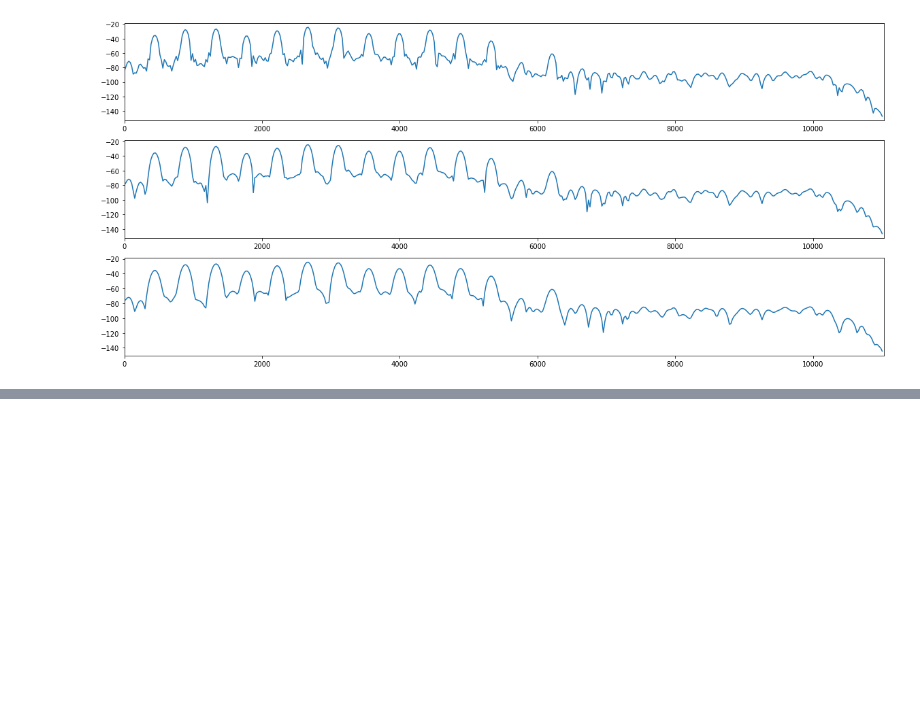
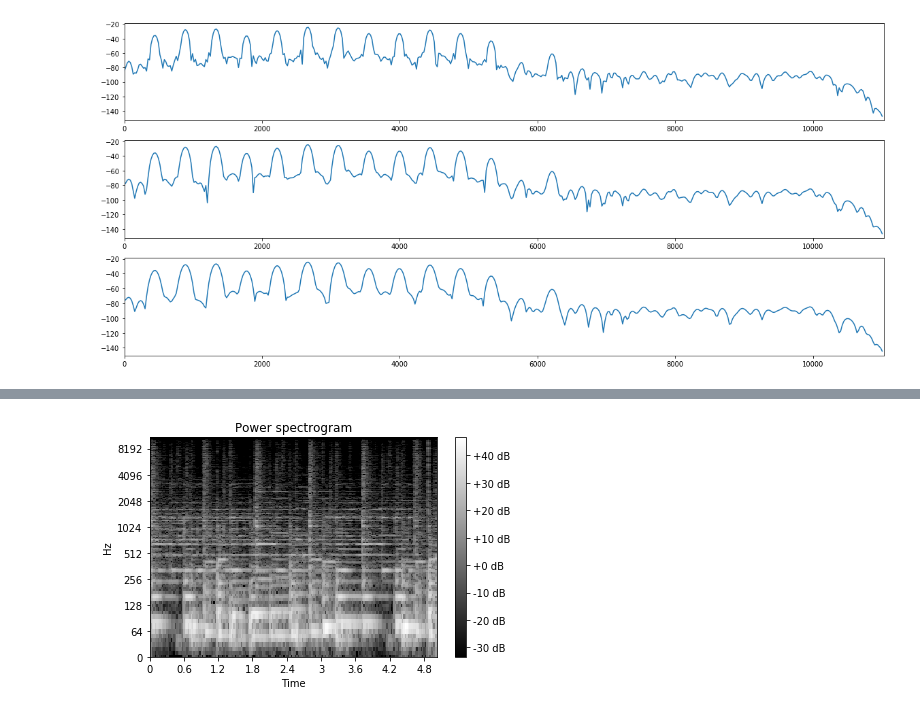
Before and after one commit to tqlong/voice-class, a Jupyter notebook: dft.ipynb, the cells around one changed output, grey strips where cells are left out. Saved outputs shown, nothing was run; the diff lists cells and outputs as text; code cells hidden in the pictures; blank space fills up the shorter version.

```diff
--- a/dft.ipynb
+++ b/dft.ipynb
@@ -340,0 +375,11 @@ plt.show()
+# %%
+import matplotlib.pyplot as plt
+from librosa import display
+display.specshow(librosa.amplitude_to_db(D), y_axis='log', x_axis='time', cmap='gray', sr=sr, hop_length=hop)
+plt.title('Power spectrogram')
+plt.colorbar(format='%+2.0f dB')
+plt.tight_layout()
+plt.show()
+Audio(data=y, rate=sr)
+# %% [output]
+[figure, added]
```
Also changed, not shown: parts of 14 cells of this notebook, 6 other files.
